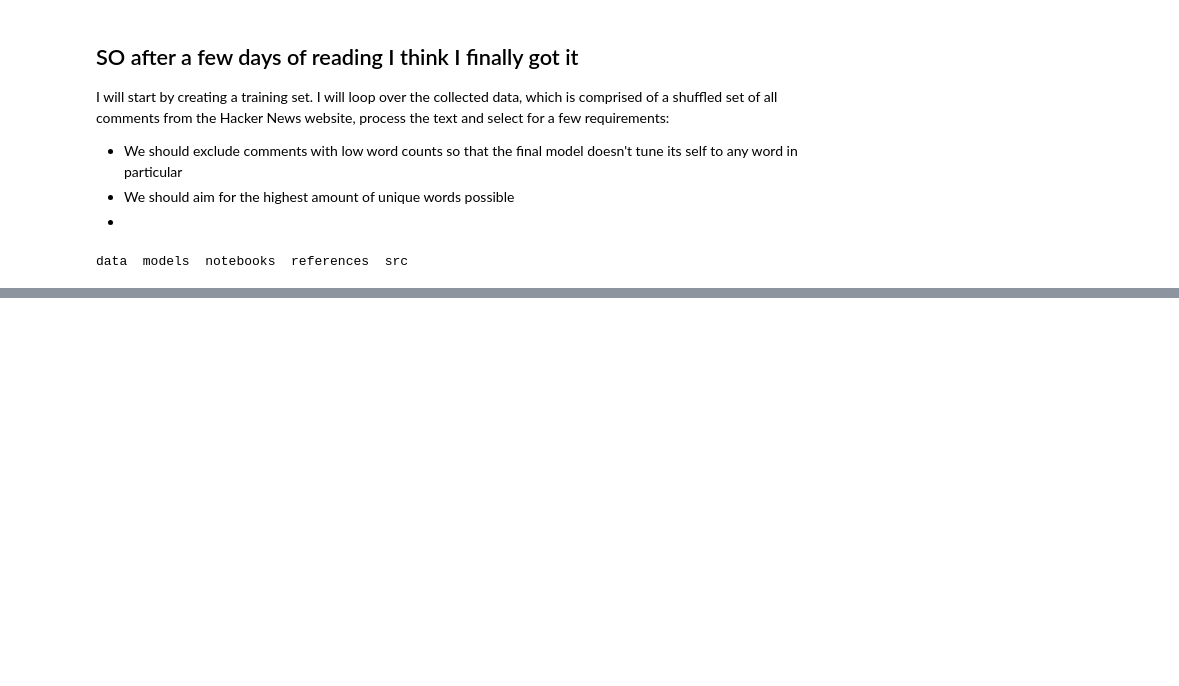
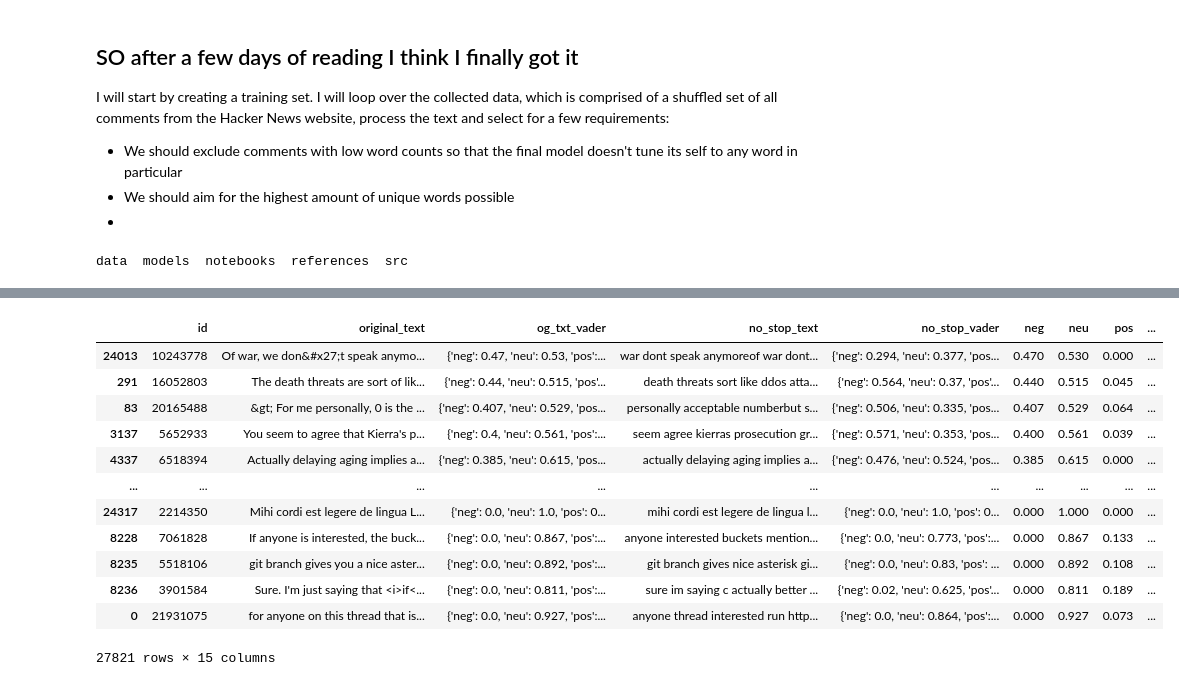
Before and after one commit to Saltiest-Hackers/ML-Model, a Jupyter notebook: Saltiest-Hackers-ML-Model/notebooks/getting-salty-with-bert.ipynb, the cells around one changed output, grey strips where cells are left out. Drawn from its saved outputs; the diff is of its cells as text; code cells hidden in the pictures; blank space fills up the shorter version.

```diff
--- a/Saltiest-Hackers-ML-Model/notebooks/getting-salty-with-bert.ipynb
+++ b/Saltiest-Hackers-ML-Model/notebooks/getting-salty-with-bert.ipynb
@@ -200,0 +259,22 @@ analyzer.polarity_scores(tester2[0])
+# %%
+merge4['og_rank'] = merge4.sort_values('neg', ascending=False).index
+# %%
+merge4['ns_rank'] = merge4.sort_values('neg_ns', ascending=False).index
+# %%
+ranked_diff = merge4.loc[merge4['og_rank'] != merge4['ns_rank']].sort_values('neg', ascending=False)
+# %%
+ranked_diff
+# %% [output]
+|  | id | original_text | og_txt_vader | no_stop_text | no_stop_vader | neg | neu | pos | ... |
+| 24013 | 10243778 | Of war, we don&#x27;t speak anymo... | {'neg': 0.47, 'neu': 0.53, 'pos':... | war dont speak anymoreof war dont... | {'neg': 0.294, 'neu': 0.377, 'pos... | 0.470 | 0.530 | 0.000 | ... |
+| 291 | 16052803 | The death threats are sort of lik... | {'neg': 0.44, 'neu': 0.515, 'pos'... | death threats sort like ddos atta... | {'neg': 0.564, 'neu': 0.37, 'pos'... | 0.440 | 0.515 | 0.045 | ... |
+| 83 | 20165488 | &gt; For me personally, 0 is the ... | {'neg': 0.407, 'neu': 0.529, 'pos... | personally acceptable numberbut s... | {'neg': 0.506, 'neu': 0.335, 'pos... | 0.407 | 0.529 | 0.064 | ... |
+| 3137 | 5652933 | You seem to agree that Kierra's p... | {'neg': 0.4, 'neu': 0.561, 'pos':... | seem agree kierras prosecution gr... | {'neg': 0.571, 'neu': 0.353, 'pos... | 0.400 | 0.561 | 0.039 | ... |
+| 4337 | 6518394 | Actually delaying aging implies a... | {'neg': 0.385, 'neu': 0.615, 'pos... | actually delaying aging implies a... | {'neg': 0.476, 'neu': 0.524, 'pos... | 0.385 | 0.615 | 0.000 | ... |
+| ... | ... | ... | ... | ... | ... | ... | ... | ... | ... |
+| 24317 | 2214350 | Mihi cordi est legere de lingua L... | {'neg': 0.0, 'neu': 1.0, 'pos': 0... | mihi cordi est legere de lingua l... | {'neg': 0.0, 'neu': 1.0, 'pos': 0... | 0.000 | 1.000 | 0.000 | ... |
+| 8228 | 7061828 | If anyone is interested, the buck... | {'neg': 0.0, 'neu': 0.867, 'pos':... | anyone interested buckets mention... | {'neg': 0.0, 'neu': 0.773, 'pos':... | 0.000 | 0.867 | 0.133 | ... |
+| 8235 | 5518106 | git branch gives you a nice aster... | {'neg': 0.0, 'neu': 0.892, 'pos':... | git branch gives nice asterisk gi... | {'neg': 0.0, 'neu': 0.83, 'pos': ... | 0.000 | 0.892 | 0.108 | ... |
+| 8236 | 3901584 | Sure. I'm just saying that <i>if<... | {'neg': 0.0, 'neu': 0.811, 'pos':... | sure im saying c actually better ... | {'neg': 0.02, 'neu': 0.625, 'pos'... | 0.000 | 0.811 | 0.189 | ... |
+| 0 | 21931075 | for anyone on this thread that is... | {'neg': 0.0, 'neu': 0.927, 'pos':... | anyone thread interested run http... | {'neg': 0.0, 'neu': 0.864, 'pos':... | 0.000 | 0.927 | 0.073 | ... |
+27821 rows × 15 columns
```
Also changed, not shown: parts of 15 cells of this notebook, 13 other files.
